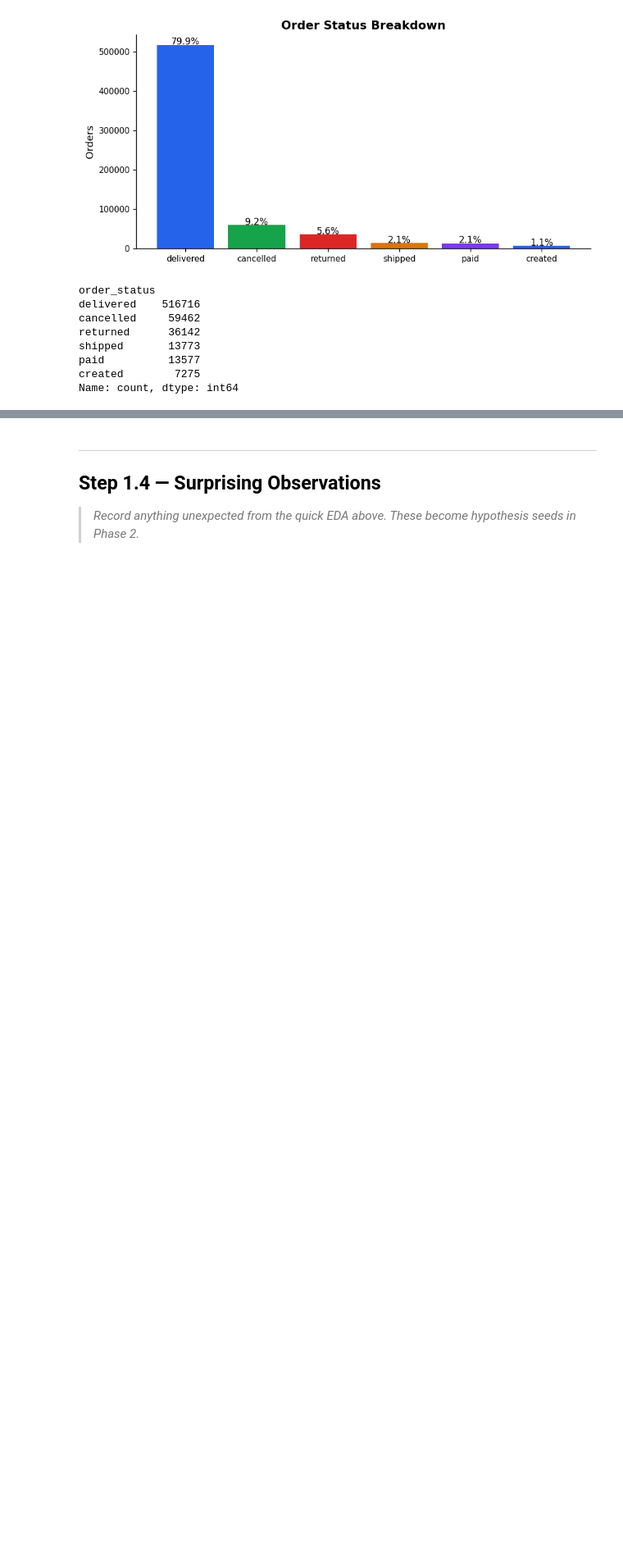
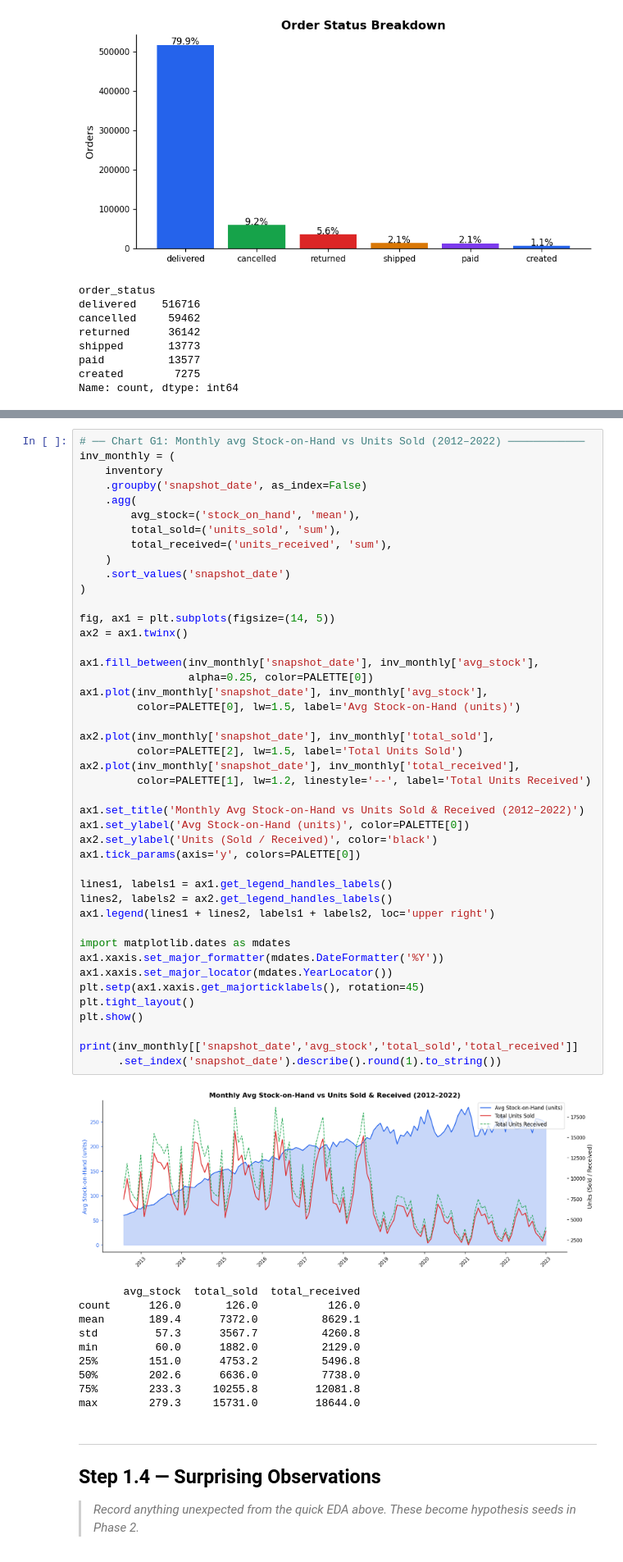
Before and after one commit to tuanbachngo/Vin-Datathon, a Jupyter notebook: notebooks/01_quick_eda.ipynb, the cells around one changed output, grey strips where cells are left out. Shown at 82% size. Cells and saved outputs as stored; diff of their text form; blank space fills up the shorter version.

Commit message:
add chart

```diff
--- a/notebooks/01_quick_eda.ipynb
+++ b/notebooks/01_quick_eda.ipynb
@@ -782,3 +785,58 @@ Name: count, dtype: int64
+# %%
+# ── Chart G1: Monthly avg Stock-on-Hand vs Units Sold (2012–2022) ────────────
+inv_monthly = (
+    inventory
+    .groupby('snapshot_date', as_index=False)
+    .agg(
+        avg_stock=('stock_on_hand', 'mean'),
+        total_sold=('units_sold', 'sum'),
+        total_received=('units_received', 'sum'),
+    )
+    .sort_values('snapshot_date')
+)
+
+fig, ax1 = plt.subplots(figsize=(14, 5))
+ax2 = ax1.twinx()
+
+ax1.fill_between(inv_monthly['snapshot_date'], inv_monthly['avg_stock'],
+                 alpha=0.25, color=PALETTE[0])
+ax1.plot(inv_monthly['snapshot_date'], inv_monthly['avg_stock'],
+         color=PALETTE[0], lw=1.5, label='Avg Stock-on-Hand (units)')
+
+ax2.plot(inv_monthly['snapshot_date'], inv_monthly['total_sold'],
+         color=PALETTE[2], lw=1.5, label='Total Units Sold')
+ax2.plot(inv_monthly['snapshot_date'], inv_monthly['total_received'],
+         color=PALETTE[1], lw=1.2, linestyle='--', label='Total Units Received')
+
+ax1.set_title('Monthly Avg Stock-on-Hand vs Units Sold & Received (2012–2022)')
+ax1.set_ylabel('Avg Stock-on-Hand (units)', color=PALETTE[0])
+ax2.set_ylabel('Units (Sold / Received)', color='black')
+ax1.tick_params(axis='y', colors=PALETTE[0])
+
+lines1, labels1 = ax1.get_legend_handles_labels()
+lines2, labels2 = ax2.get_legend_handles_labels()
+ax1.legend(lines1 + lines2, labels1 + labels2, loc='upper right')
+
+import matplotlib.dates as mdates
+ax1.xaxis.set_major_formatter(mdates.DateFormatter('%Y'))
+ax1.xaxis.set_major_locator(mdates.YearLocator())
+plt.setp(ax1.xaxis.get_majorticklabels(), rotation=45)
+plt.tight_layout()
+plt.show()
+
+print(inv_monthly[['snapshot_date','avg_stock','total_sold','total_received']]
+      .set_index('snapshot_date').describe().round(1).to_string())
+# %% [output]
+[figure, added]
+       avg_stock  total_sold  total_received
+count      126.0       126.0           126.0
+mean       189.4      7372.0          8629.1
+std         57.3      3567.7          4260.8
+min         60.0      1882.0          2129.0
+25%        151.0      4753.2          5496.8
+50%        202.6      6636.0          7738.0
+75%        233.3     10255.8         12081.8
+max        279.3     15731.0         18644.0
 # %% [markdown]
 ---
 ## Step 1.4 — Surprising Observations
```
Also changed, not shown: parts of 1 cell of this notebook.
